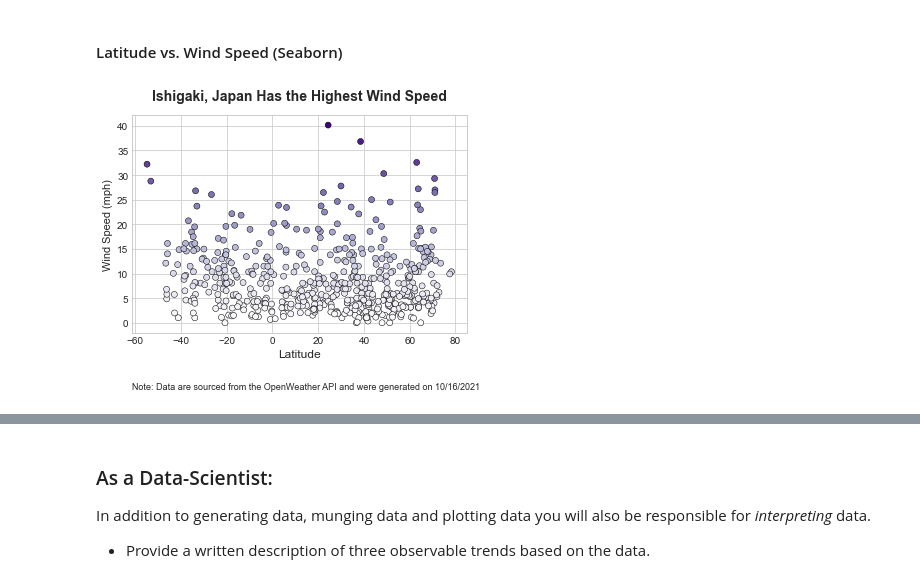
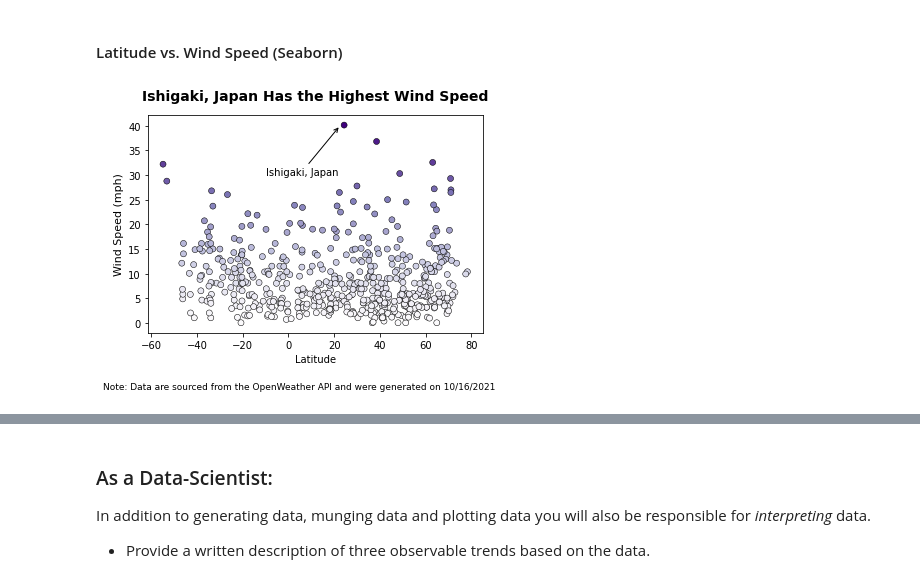
Before and after one commit to artolon/Weather-API-Calls, a Jupyter notebook: WeatherPy_homework_starter_AT.ipynb, the cells around one changed output, grey strips where cells are left out. Saved outputs shown, nothing was run; the diff lists cells and outputs as text; code cells hidden in the pictures.

Commit message:
Added annotation to Wind Speed

```diff
--- a/WeatherPy_homework_starter_AT.ipynb
+++ b/WeatherPy_homework_starter_AT.ipynb
@@ -527,27 +543,33 @@ plt.show()
 # %% [markdown]
 #### Latitude vs. Wind Speed (Seaborn)
 # %%
+fig, ax = plt.subplots()
+
 # Build the scatter plot
 g = sns.scatterplot(data=weather_data_df,
                     x='Latitude',
                     y='Wind Speed',
                     hue='Wind Speed',
                     palette='Purples',
                     alpha=1,
                     edgecolor='black',
                     linewidth=0.5,
                     legend=False)
 
 # Add plot title and adjust the y-axis label to include units
 g.set_title('Ishigaki, Japan Has the Highest Wind Speed', size=14, weight='bold', pad=15)
 g.set_ylabel('Wind Speed (mph)', size=11)
 
 # Add annotation at bottom of plot
 plt.figtext(0.93, -0.07,
             "Note: Data are sourced from the OpenWeather API and were generated on 10/16/2021",
             ha="right", fontsize=9)
 
+# Annotate the city with the highest wind speed
+ax.annotate('Ishigaki, Japan', xy=(22.5, 40), xytext=(-10, 30),
+arrowprops={'arrowstyle':'->', 'color':'black'})
+
 # Display plot
 plt.show()
 # %% [output]
-[figure, old version]
+[figure, new version]
```
Also changed, not shown: parts of 12 cells of this notebook.
